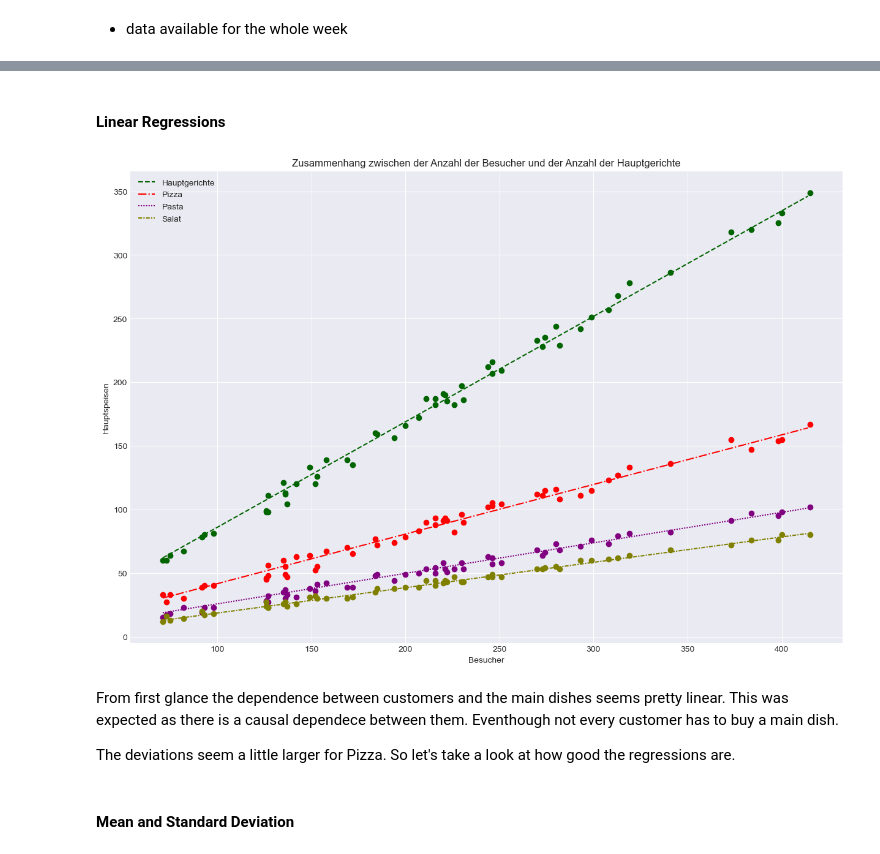
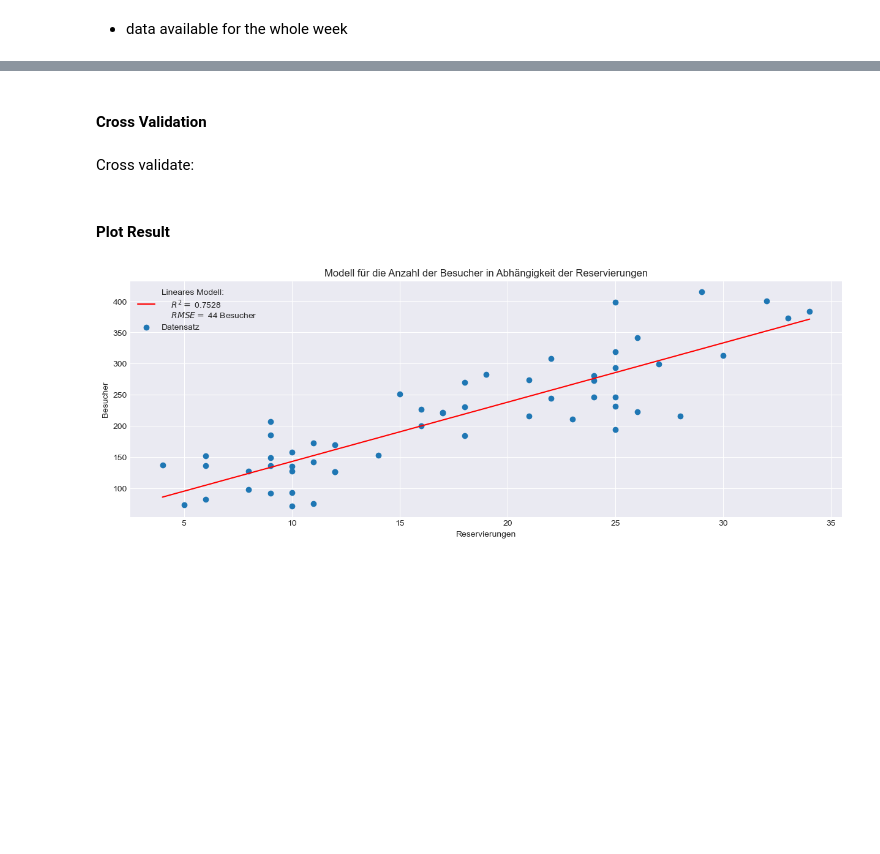
Before and after one commit to xjannis1x/master_ai, a Jupyter notebook: programming_in_python/exam/aufgabe2.ipynb, the cells around one changed output, grey strips where cells are left out. Cells and saved outputs as stored; diff of their text form; code cells hidden in the pictures; blank space fills up the shorter version.

```diff
--- a/programming_in_python/exam/aufgabe2.ipynb
+++ b/programming_in_python/exam/aufgabe2.ipynb
@@ -76,0 +109,2 @@ food = food.loc[:, ['Wochentag', 'Reservierungen', 'Besucher', 'Hauptgerichte',
+# %%
+drinks = drinks.loc[:, ['Wochentag', 'Reservierungen', 'Besucher', 'Mineralwasser', 'Apfelschorle', 'Cola', 'Bier', 'Wein', 'Sonst. Getränke', 'Nicht-Alkoholisch', 'Alkoholisch',  'Ges. Getränke']]
@@ -77,3 +113,6 @@ food = food.loc[:, ['Wochentag', 'Reservierungen', 'Besucher', 'Hauptgerichte',
+# %%
+food_n_drinks = food.join(drinks.drop(['Wochentag', 'Reservierungen', 'Besucher'], axis=1), how="left")
+food_n_drinks['Ges. Bestellungen'] = food_n_drinks['Ges. Gerichte'] + food_n_drinks['Ges. Getränke']
 # %% [markdown]
 ### DataFrame
 # %%
@@ -204,0 +459,3 @@ train_food = food.drop(test_food.index)
+# %%
+# x and y values for linear functions
+x = np.array(range(food_n_drinks.Reservierungen.min(), food_n_drinks.Reservierungen.max()+1)) # use food for complete range
@@ -205,10 +464,4 @@ train_food = food.drop(test_food.index)
 # %%
-# x and y values for linear functions
-x = np.array(range(food.Besucher.min(), food.Besucher.max())) # use food for complete range
-
-# Customer - Main Dishes
-regs_customers = {c_name: np.poly1d(np.polyfit(x=test_food.Besucher, y=test_food[c_name], deg=1))(x) for c_name in main_dishes}
-# Reservations - Main Dishes
-regs_reservations = {c_name: np.poly1d(np.polyfit(x=test_food.Reservierungen, y=test_food[c_name], deg=1))(x) for c_name in main_dishes}
-# Reservations - Customers
-regs_res_cust = {'Reservierungen': np.poly1d(np.polyfit(x=test_food.Reservierungen, y=test_food.Besucher, deg=1))(x)}
+# train model on whole dataset
+res_cus_model = np.poly1d(np.polyfit(x=food_n_drinks.Reservierungen, y=food_n_drinks.Besucher, deg=1)) # polyfit fits and poly1d turns it to a function
+y_pred = res_cus_model(x)
@@ -222,0 +477,4 @@ def calc_rmse(df):
+# %% [markdown]
+#### Cross Validation
+# %% [markdown]
+Cross validate:
@@ -223,27 +483,19 @@ def calc_rmse(df):
 # %% [markdown]
-#### Linear Regressions
+#### Plot Result
 # %%
 # create figure
-fig, ax = plt.subplots(figsize=(15, 10))
+fig, ax = plt.subplots(figsize=(15, 5))
 
-# plot data
-for c_name in main_dishes:
-    ax.plot(x, regs_customers[c_name], color=c_food[c_name], linestyle=ls_food[c_name], label=c_name)
-    ax.scatter(food.Besucher, food[c_name], color=c_food[c_name])
+ax.plot(x, y_pred, color='red', label=f'Lineares Modell:\n    $R^2 =$ {r_score}\n    $RMSE =$ {rmse} Besucher')
+ax.scatter(food_n_drinks.Reservierungen, food_n_drinks.Besucher, color=colors['Besucher'], label='Datensatz')
 
 # set axis labels
-ax.set_xlabel('Besucher')
-ax.set_ylabel('Hauptspeisen')
+ax.set_xlabel('Reservierungen')
+ax.set_ylabel('Besucher')
 
 # set title and legend
-ax.set_title("Zusammenhang zwischen der Anzahl der Besucher und der Anzahl der Hauptgerichte")
-ax.legend();
+ax.set_title("Modell für die Anzahl der Besucher in Abhängigkeit der Reservierungen")
+ax.legend()
+ax.legend(loc='upper left');
 # %% [output]
-[figure, old version]
+[figure, new version]
-# %% [markdown]
-From first glance the dependence between customers and the main dishes seems pretty linear.
-This was expected as there is a causal dependece between them. Eventhough not every customer has to buy a main dish.
-
-The deviations seem a little larger for Pizza. So let's take a look at how good the regressions are.
-# %% [markdown]
-#### Mean and Standard Deviation
```
Also changed, not shown: parts of 78 cells of this notebook.
